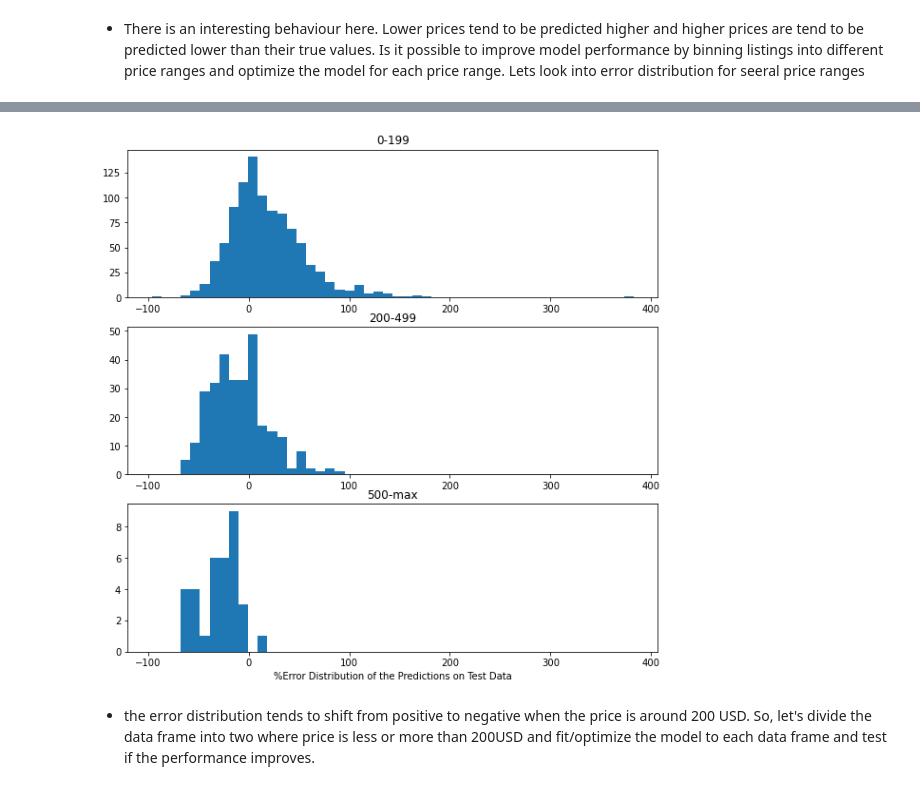
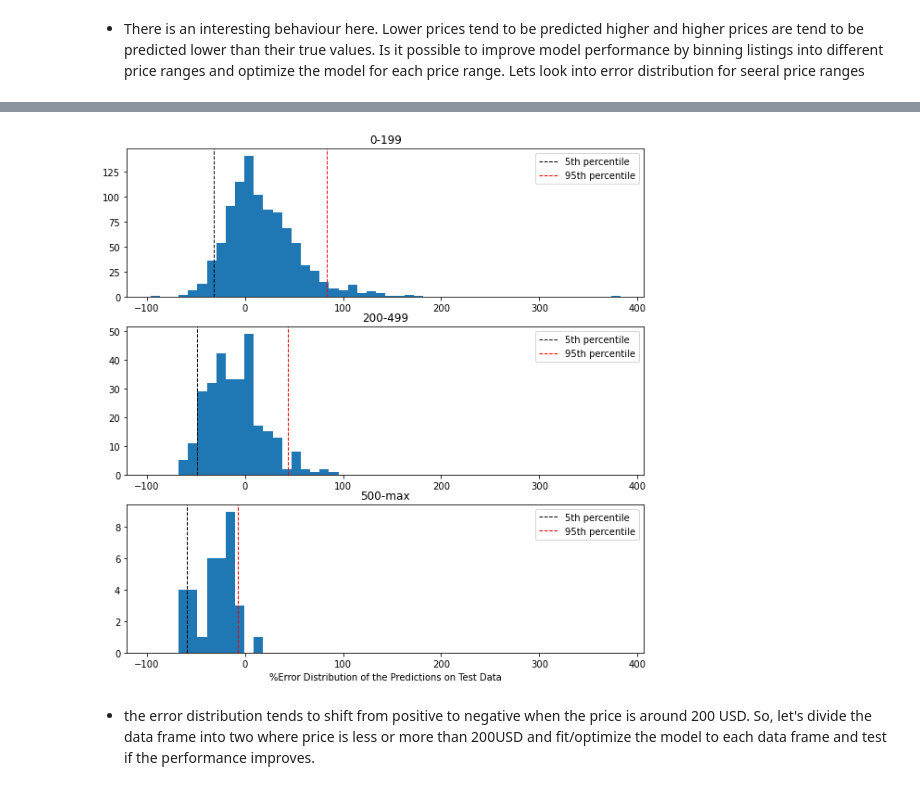
Before and after one commit to yselimd/Airbnb-Price-Prediction, a Jupyter notebook: notebooks/Model.ipynb, the cells around one changed output, grey strips where cells are left out. Cells and saved outputs as stored; diff of their text form; code cells hidden in the pictures.

```diff
--- a/notebooks/Model.ipynb
+++ b/notebooks/Model.ipynb
@@ -384,27 +426,30 @@ plt.xlabel("Error Distribution of the Predictions on Test Data");
 # %%
 # creating a data frame from y_test and adding error to new data frame
 y_test = pd.DataFrame(y_test)
 y_test['error'] = error
 
 # creating bins for the since_first_review column
 y_test['price_bin'] = pd.cut(y_test.price,
                                bins = [0,200,500,max(y_test.price)],
                                labels = ['0-199',
                                         '200-499',
                                         '500-max'], include_lowest=True)
 
 # plotting the error distribution for each bin
 bins = ['0-199', '200-499', '500-max']
-plt.figure(figsize = (10,20))
+plt.figure(figsize = (10,10))
 for i in range(len(bins)):
     df = y_test[y_test.price_bin == bins[i]]
-    plt.subplot(6, 1,i+1)
+    plt.subplot(3, 1,i+1)
     plt.hist(df.error, range = (y_test.error.min(),y_test.error.max()),bins=50)
     plt.title(bins[i])
+    plt.axvline(x = np.percentile(df.error,5), color='k', linestyle='dashed', linewidth=1,label='5th percentile')
+    plt.axvline(x = np.percentile(df.error,95), color='r', linestyle='dashed', linewidth=1,label='95th percentile')
+    plt.legend()
 
 plt.xlabel("%Error Distribution of the Predictions on Test Data");
 # %% [output]
-[figure, old version]
+[figure, new version]
 # %% [markdown]
 - the error distribution tends to shift from positive to negative when the price is around 200 USD. So, let's divide the data frame into two where price is less or more than 200USD and fit/optimize the model to each data frame and test if the performance improves.
 # %%
```
Also changed, not shown: parts of 10 cells of this notebook.
